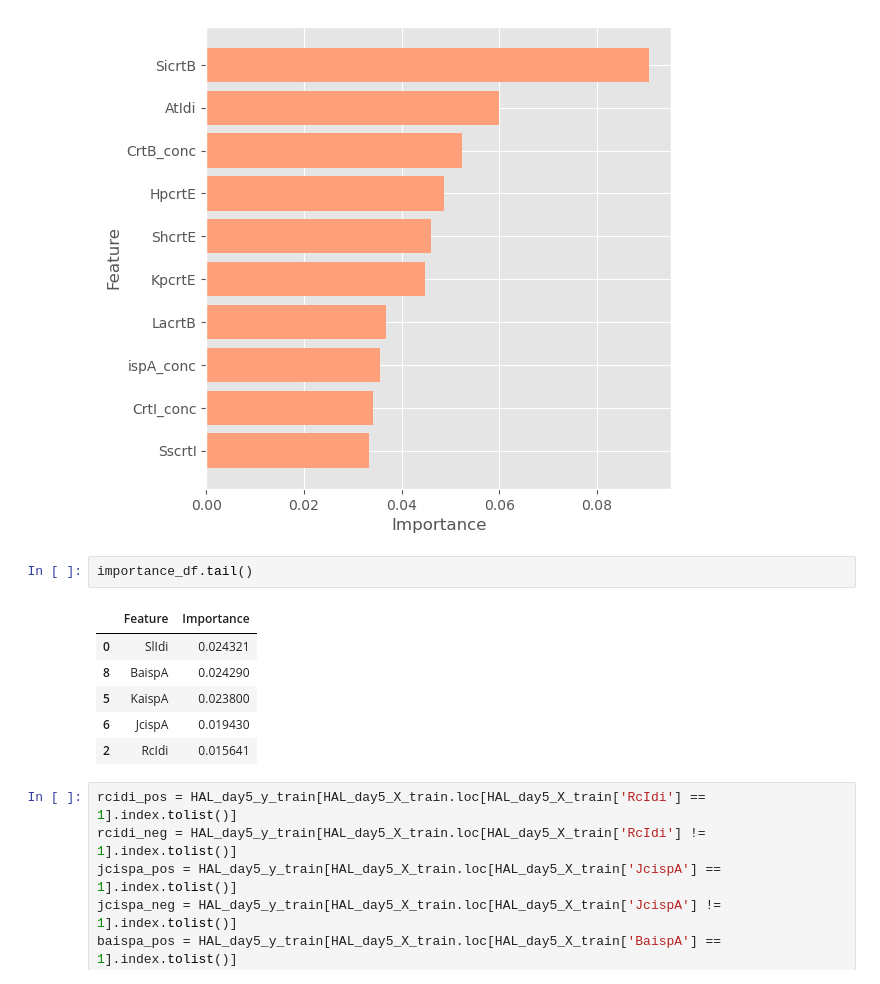
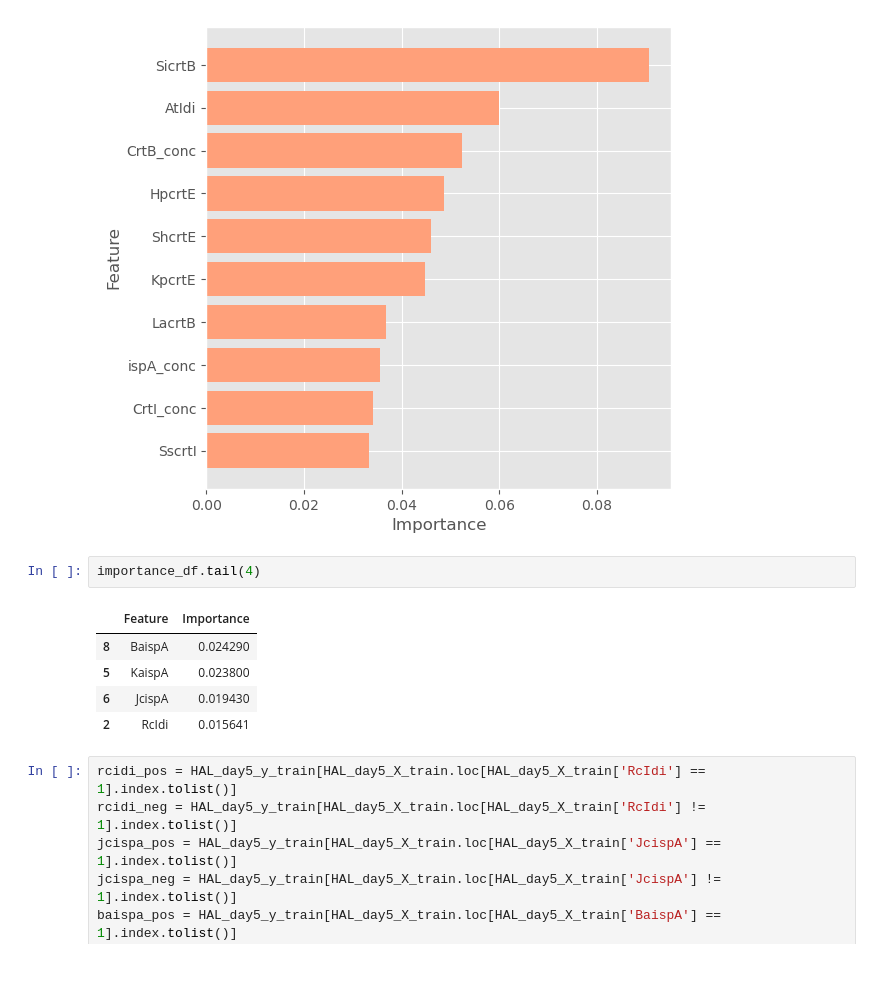
Before and after one commit to yoonbang98/Hybrid-active-learning-framework, a Jupyter notebook: HAL_example_Lycopene.ipynb, the cells around one changed output. Cells and saved outputs as stored; diff of their text form.

```diff
--- a/HAL_example_Lycopene.ipynb
+++ b/HAL_example_Lycopene.ipynb
@@ -627,10 +627,9 @@ plt.ylabel('Feature')
 Text(0, 0.5, 'Feature')
 [figure]
 # %%
-importance_df.tail()
+importance_df.tail(4)
 # %% [output]
 |  | Feature | Importance |
-| 0 | SlIdi | 0.024321 |
 | 8 | BaispA | 0.024290 |
 | 5 | KaispA | 0.023800 |
 | 6 | JcispA | 0.019430 |
```
Also changed, not shown: parts of 2 cells of this notebook.
